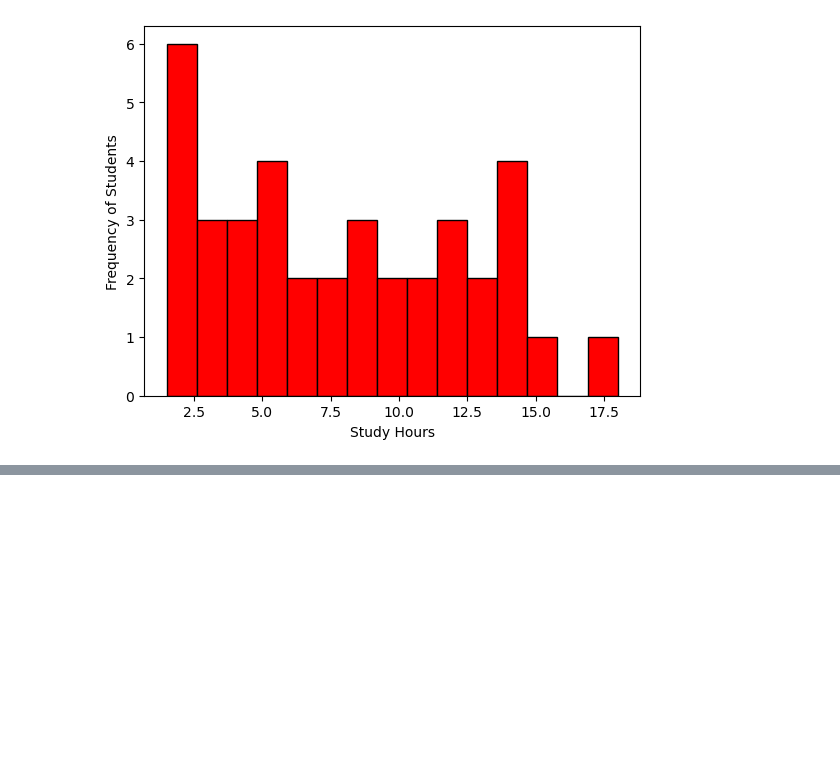
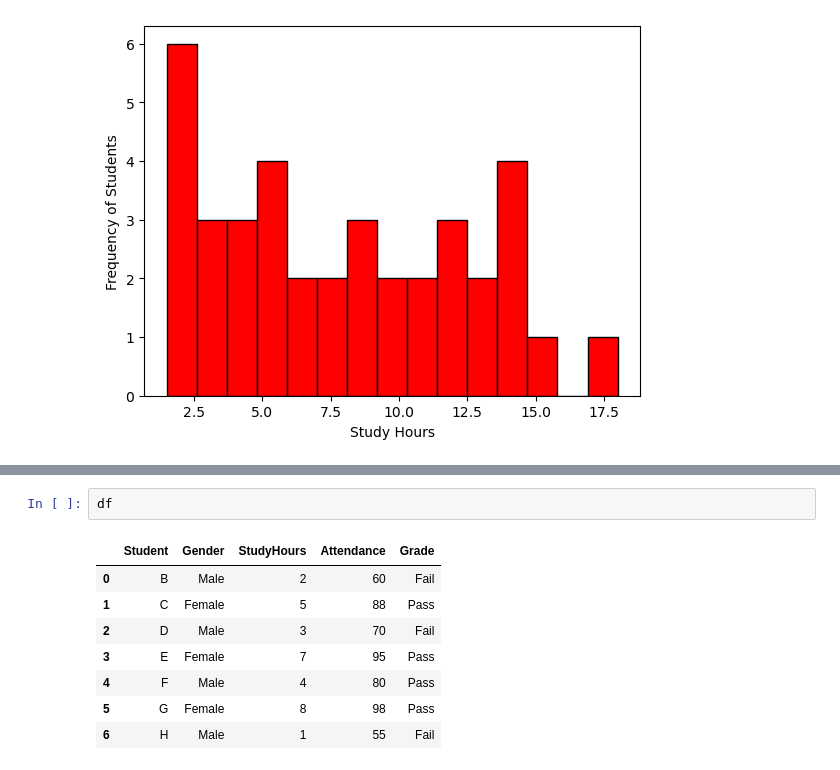
Before and after one commit to nafijur-rahaman/Data-Analysis-With-Python, a Jupyter notebook: Matplotlib/basic.ipynb, the cells around one changed output, grey strips where cells are left out. Cells and saved outputs as stored; diff of their text form; blank space fills up the shorter version.

```diff
--- a/Matplotlib/basic.ipynb
+++ b/Matplotlib/basic.ipynb
@@ -124,0 +137,11 @@ Text(0, 0.5, 'Frequency of Students')
+# %%
+df
+# %% [output]
+|  | Student | Gender | StudyHours | Attendance | Grade |
+| 0 | B | Male | 2 | 60 | Fail |
+| 1 | C | Female | 5 | 88 | Pass |
+| 2 | D | Male | 3 | 70 | Fail |
+| 3 | E | Female | 7 | 95 | Pass |
+| 4 | F | Male | 4 | 80 | Pass |
+| 5 | G | Female | 8 | 98 | Pass |
+| 6 | H | Male | 1 | 55 | Fail |
```
Also changed, not shown: parts of 7 cells of this notebook, 1 other file.
